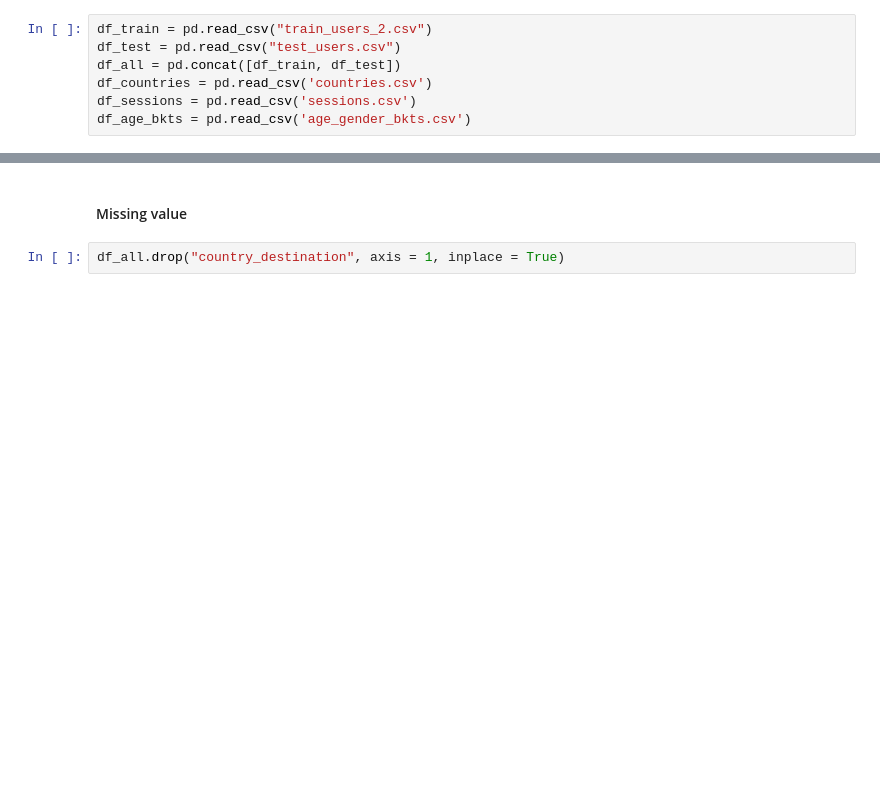
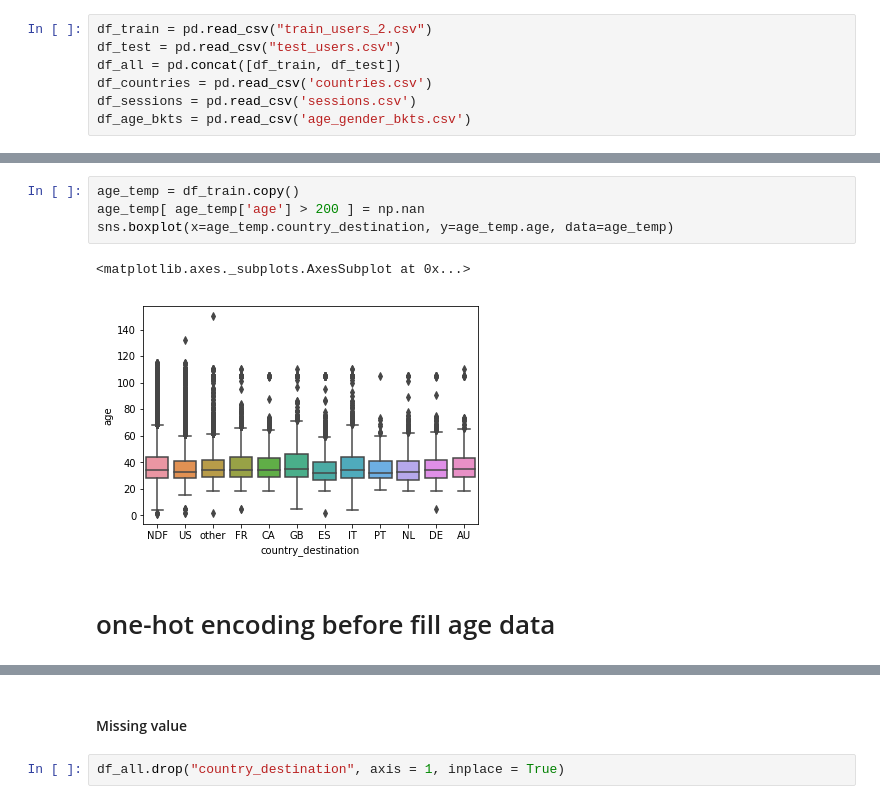
Before and after one commit to wjy5446/airbnb-new-booking, a Jupyter notebook: Airbnb_V5.0.ipynb, the cells around one changed output, grey strips where cells are left out. Saved outputs shown, nothing was run; the diff lists cells and outputs as text; blank space fills up the shorter version.

Commit message:
airbnb clean report in process up to filling age data

```diff
--- a/Airbnb_V5.0.ipynb
+++ b/Airbnb_V5.0.ipynb
@@ -663,0 +341,9 @@ df_age_bkts = pd.read_csv('age_gender_bkts.csv')
+# %%
+age_temp = df_train.copy()
+age_temp[ age_temp['age'] > 200 ] = np.nan
+sns.boxplot(x=age_temp.country_destination, y=age_temp.age, data=age_temp)
+# %% [output]
+<matplotlib.axes._subplots.AxesSubplot at 0x...>
+[figure, added]
+# %% [markdown]
+# one-hot encoding before fill age data
```
Also changed, not shown: parts of 91 cells of this notebook, 1 other file.
